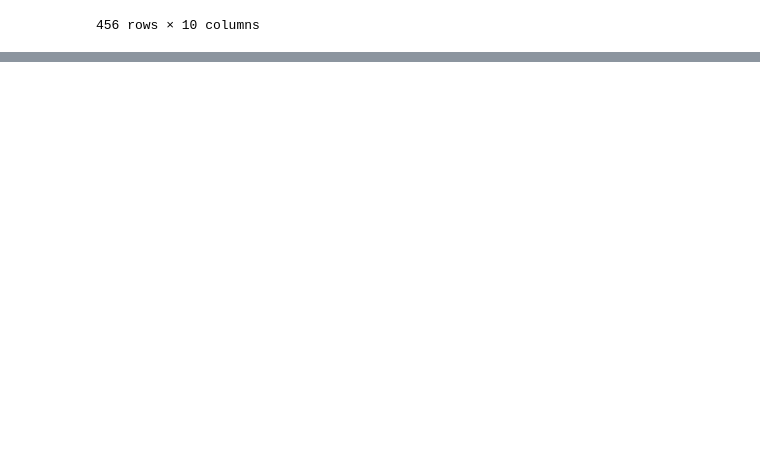
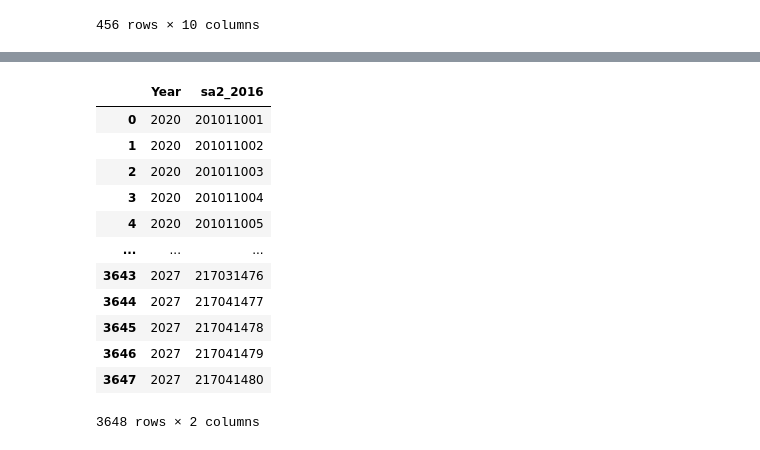
Before and after one commit to MAST30034-Applied-Data-Science/generic-real-estate-consulting-project-group-43, a Jupyter notebook: notebooks/External/income_predict.ipynb, the cells around one changed output, grey strips where cells are left out. Cells and saved outputs as stored; diff of their text form; code cells hidden in the pictures; blank space fills up the shorter version.

```diff
--- a/notebooks/External/income_predict.ipynb
+++ b/notebooks/External/income_predict.ipynb
@@ -24,0 +77,26 @@ from statsmodels.formula.api import ols
+# %%
+pred_sa2 = sa2
+pred_year = list(range(2020,2028))
+year_lst = []
+pred_lst = []
+for year in pred_year:
+    for pred in pred_sa2:
+        year_lst.append(year)
+pred_sa2 = pred_sa2* len(pred_year)
+data = {'Year':year_lst, 'sa2_2016':pred_sa2}
+pred_income = pd.DataFrame(data = data)
+pred_income
+# %% [output]
+|  | Year | sa2_2016 |
+| 0 | 2020 | 201011001 |
+| 1 | 2020 | 201011002 |
+| 2 | 2020 | 201011003 |
+| 3 | 2020 | 201011004 |
+| 4 | 2020 | 201011005 |
+| ... | ... | ... |
+| 3643 | 2027 | 217031476 |
+| 3644 | 2027 | 217041477 |
+| 3645 | 2027 | 217041478 |
+| 3646 | 2027 | 217041479 |
+| 3647 | 2027 | 217041480 |
+3648 rows × 2 columns
```
Also changed, not shown: parts of 10 cells of this notebook, 1 other file.
